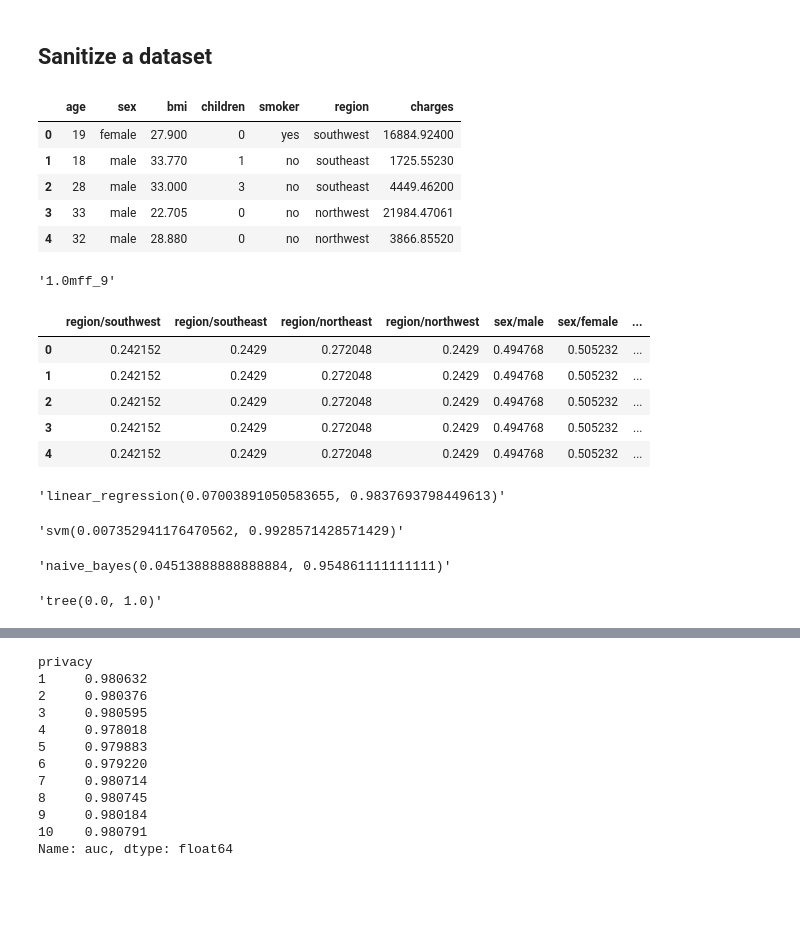
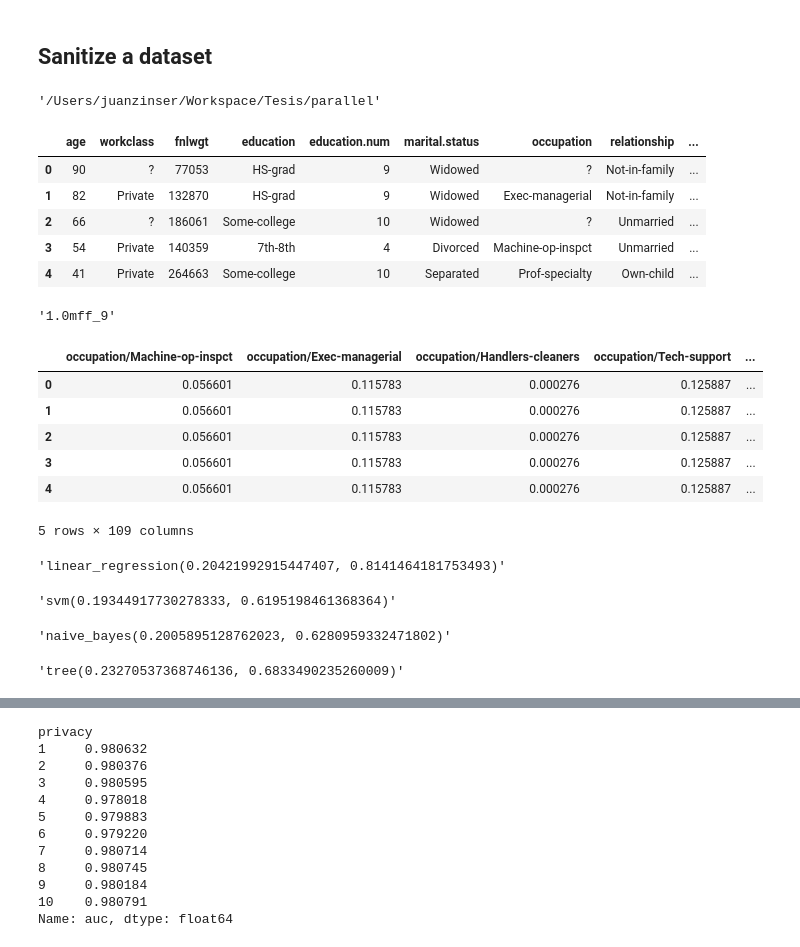
Before and after one commit to jwzinser/Tesis, a Jupyter notebook: parallel/pandas_models.ipynb, the cells around one changed output, grey strips where cells are left out. Cells and saved outputs as stored; diff of their text form; code cells hidden in the pictures; blank space fills up the shorter version.

```diff
--- a/parallel/pandas_models.ipynb
+++ b/parallel/pandas_models.ipynb
@@ -28,11 +28,15 @@ import math
 import pandas as pd
 import numpy as np
 from sanitization_tools import *
-dataset_path = "/Users/juanzinser/Workspace/Tesis/data/kaggle/insurance/insurance.csv"
-#dataset_path = "census_level_0.csv"
+#dataset_path = "/Users/juanzinser/Workspace/Tesis/data/kaggle/insurance/insurance.csv"
+dataset_path = "/Users/juanzinser/Workspace/Tesis/data/kaggle/census/adult.csv"
 #client = Client("0.0.0.0:8786")
 #client = Client()
 # read data
+# %%
+pwd
+# %% [output]
+'/Users/juanzinser/Workspace/Tesis/parallel'
 # %%
 cases = [[1, True, True, True, False]]
 for pr in range(1,11): # si lo llevamos hasta 16 cubrimos de forma correcta otro par de columnas
@@ -47,12 +51,12 @@ data = pd.read_csv(dataset_path)
 # %%
 data.head()
 # %% [output]
-|  | age | sex | bmi | children | smoker | region | charges |
-| 0 | 19 | female | 27.900 | 0 | yes | southwest | 16884.92400 |
-| 1 | 18 | male | 33.770 | 1 | no | southeast | 1725.55230 |
-| 2 | 28 | male | 33.000 | 3 | no | southeast | 4449.46200 |
-| 3 | 33 | male | 22.705 | 0 | no | northwest | 21984.47061 |
-| 4 | 32 | male | 28.880 | 0 | no | northwest | 3866.85520 |
+|  | age | workclass | fnlwgt | education | education.num | marital.status | occupation | relationship | ... |
+| 0 | 90 | ? | 77053 | HS-grad | 9 | Widowed | ? | Not-in-family | ... |
+| 1 | 82 | Private | 132870 | HS-grad | 9 | Widowed | Exec-managerial | Not-in-family | ... |
+| 2 | 66 | ? | 186061 | Some-college | 10 | Widowed | ? | Unmarried | ... |
+| 3 | 54 | Private | 140359 | 7th-8th | 4 | Divorced | Machine-op-inspct | Unmarried | ... |
+| 4 | 41 | Private | 264663 | Some-college | 10 | Separated | Prof-specialty | Own-child | ... |
 # %%
 from sklearn import preprocessing, metrics, linear_model, metrics, svm, naive_bayes, tree
 from IPython.display import display, clear_output
@@ -87,7 +91,7 @@ for case in cases:
             #data = data.dropna()
             data = pd.read_csv(dataset_path)
             data_cols = data.columns
-            y_col = "charges"
+            y_col = "income"
             #data_y = data[y_col].compute()
             data_y = data[y_col]
             # print(len(data))
@@ -110,40 +114,41 @@ for case in cases:
                     rmse_dict[col] = sum([np.power(x-y,2) for x,y in zip(meta_info["columns"][col]["counter"].values(), asd[col].sum(axis=0))])
             nis = pd.DataFrame.from_dict(rmse_dict, orient="index").reset_index()
             nis.columns = ["class", "rmse"]
             nis["case"] = case_name_rand
             reco_list.append(nis)
 
             #dataa =  pd.concat([pd.DataFrame([i for i in v.values], columns=[k+"/"+i for i in meta_info["columns"][k]["key_to_order"].keys()]) for k, v in asd.items()], axis=1)
             dataa =  pd.concat([pd.DataFrame(v, columns=[k+"/"+i for i in meta_info["columns"][k]["key_to_order"].keys()]) for k, v in asd.items()], axis=1)
             if len(data_y.unique())==2:
                 dataa["y"] = (data_y==data_y.unique()[0]).astype(int)
             else: # in case there is numeric take the median
                 dataa["y"] = (data_y>=sorted(data_y)[int(len(data_y)/2)]).astype(int)
 
             std_scaler = preprocessing.StandardScaler()
             for col in std_cols:
                 #dataa[col] = std_scaler.fit_transform(pd.DataFrame({col:data[col].compute().values}))
                 dataa[col] = std_scaler.fit_transform(pd.DataFrame({col:data[col].values}))
             # apply a suppervised algorithm
             dataa = dataa.dropna()
             display(dataa.head())
             case_model_scores[case_name_rand] = dict()
             for model_name, model in model_dict.items():
                 case_model_scores[case_name_rand][model_name] = get_auc_score_of_model(dataa, model)#[:2]
                 display(model_name + str(case_model_scores[case_name_rand][model_name][:2]))
             #time.sleep(.5)
             clear_output(wait=True)
         processed_cases.append(case_name)
         iterator += 1
 # %% [output]
 '1.0mff_9'
-|  | region/southwest | region/southeast | region/northeast | region/northwest | sex/male | sex/female | ... |
-| 0 | 0.242152 | 0.2429 | 0.272048 | 0.2429 | 0.494768 | 0.505232 | ... |
-| 1 | 0.242152 | 0.2429 | 0.272048 | 0.2429 | 0.494768 | 0.505232 | ... |
-| 2 | 0.242152 | 0.2429 | 0.272048 | 0.2429 | 0.494768 | 0.505232 | ... |
-| 3 | 0.242152 | 0.2429 | 0.272048 | 0.2429 | 0.494768 | 0.505232 | ... |
-| 4 | 0.242152 | 0.2429 | 0.272048 | 0.2429 | 0.494768 | 0.505232 | ... |
+|  | occupation/Machine-op-inspct | occupation/Exec-managerial | occupation/Handlers-cleaners | occupation/Tech-support | ... |
+| 0 | 0.056601 | 0.115783 | 0.000276 | 0.125887 | ... |
+| 1 | 0.056601 | 0.115783 | 0.000276 | 0.125887 | ... |
+| 2 | 0.056601 | 0.115783 | 0.000276 | 0.125887 | ... |
+| 3 | 0.056601 | 0.115783 | 0.000276 | 0.125887 | ... |
+| 4 | 0.056601 | 0.115783 | 0.000276 | 0.125887 | ... |
-'linear_regression(0.07003891050583655, 0.9837693798449613)'
+5 rows × 109 columns
-'svm(0.007352941176470562, 0.9928571428571429)'
+'linear_regression(0.20421992915447407, 0.8141464181753493)'
-'naive_bayes(0.04513888888888884, 0.954861111111111)'
+'svm(0.19344917730278333, 0.6195198461368364)'
-'tree(0.0, 1.0)'
+'naive_bayes(0.2005895128762023, 0.6280959332471802)'
+'tree(0.23270537368746136, 0.6833490235260009)'
```
Also changed, not shown: parts of 4 cells of this notebook.
